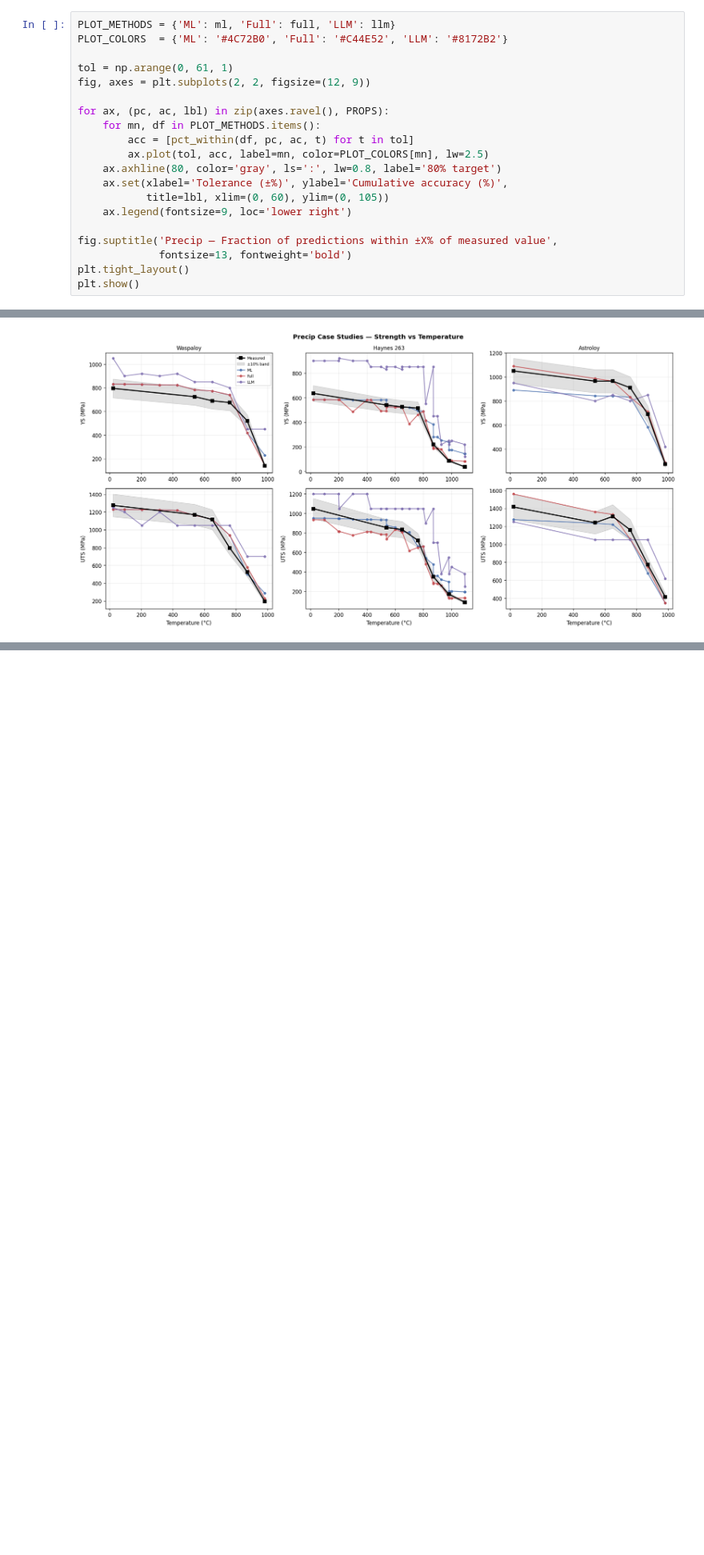
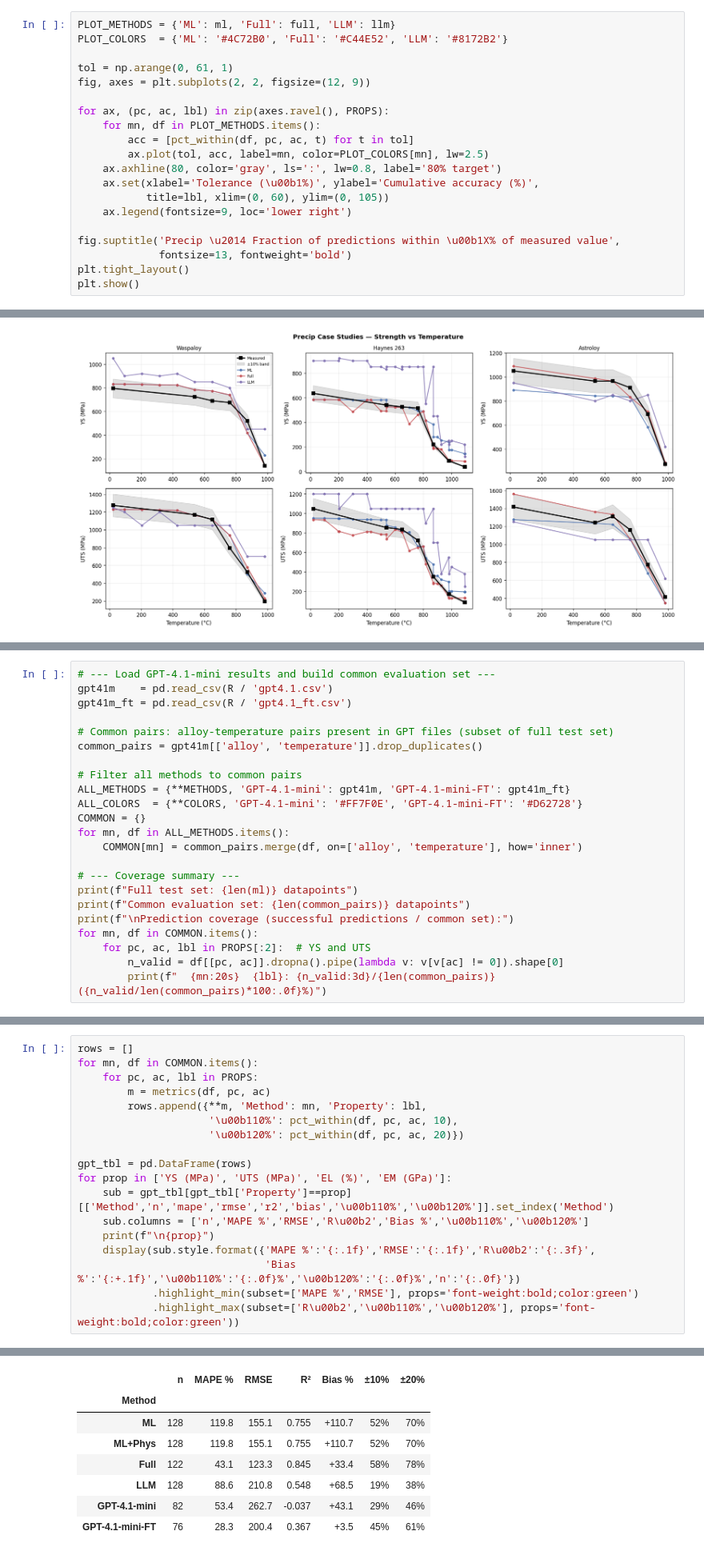
Before and after one commit to AlexLecu/AlloyGraph, a Jupyter notebook: evaluation/prediction/notebooks/01_evaluate_precip.ipynb, the cells around one changed output, grey strips where cells are left out. Shown at 80% size. Saved outputs shown, nothing was run; the diff lists cells and outputs as text; blank space fills up the shorter version.

Commit message:
Update notebooks and move gpt results.

```diff
--- a/evaluation/prediction/notebooks/01_evaluate_precip.ipynb
+++ b/evaluation/prediction/notebooks/01_evaluate_precip.ipynb
@@ -142,11 +142,11 @@ for ax, (pc, ac, lbl) in zip(axes.ravel(), PROPS):
         acc = [pct_within(df, pc, ac, t) for t in tol]
         ax.plot(tol, acc, label=mn, color=PLOT_COLORS[mn], lw=2.5)
     ax.axhline(80, color='gray', ls=':', lw=0.8, label='80% target')
-    ax.set(xlabel='Tolerance (±%)', ylabel='Cumulative accuracy (%)',
+    ax.set(xlabel='Tolerance (\u00b1%)', ylabel='Cumulative accuracy (%)',
            title=lbl, xlim=(0, 60), ylim=(0, 105))
     ax.legend(fontsize=9, loc='lower right')
 
-fig.suptitle('Precip — Fraction of predictions within ±X% of measured value',
+fig.suptitle('Precip \u2014 Fraction of predictions within \u00b1X% of measured value',
              fontsize=13, fontweight='bold')
 plt.tight_layout()
 plt.show()
@@ -231,0 +236,23 @@ plt.show()
+# %%
+# --- Load GPT-4.1-mini results and build common evaluation set ---
+gpt41m    = pd.read_csv(R / 'gpt4.1.csv')
+gpt41m_ft = pd.read_csv(R / 'gpt4.1_ft.csv')
+
+# Common pairs: alloy-temperature pairs present in GPT files (subset of full test set)
+common_pairs = gpt41m[['alloy', 'temperature']].drop_duplicates()
+
+# Filter all methods to common pairs
+ALL_METHODS = {**METHODS, 'GPT-4.1-mini': gpt41m, 'GPT-4.1-mini-FT': gpt41m_ft}
+ALL_COLORS  = {**COLORS, 'GPT-4.1-mini': '#FF7F0E', 'GPT-4.1-mini-FT': '#D62728'}
+COMMON = {}
+for mn, df in ALL_METHODS.items():
+    COMMON[mn] = common_pairs.merge(df, on=['alloy', 'temperature'], how='inner')
+
+# --- Coverage summary ---
+print(f"Full test set: {len(ml)} datapoints")
+print(f"Common evaluation set: {len(common_pairs)} datapoints")
+print(f"\nPrediction coverage (successful predictions / common set):")
+for mn, df in COMMON.items():
+    for pc, ac, lbl in PROPS[:2]:  # YS and UTS
+        n_valid = df[[pc, ac]].dropna().pipe(lambda v: v[v[ac] != 0]).shape[0]
+        print(f"  {mn:20s}  {lbl}: {n_valid:3d}/{len(common_pairs)} ({n_valid/len(common_pairs)*100:.0f}%)")
@@ -231,0 +280,19 @@ plt.show()
+# %%
+rows = []
+for mn, df in COMMON.items():
+    for pc, ac, lbl in PROPS:
+        m = metrics(df, pc, ac)
+        rows.append({**m, 'Method': mn, 'Property': lbl,
+                     '\u00b110%': pct_within(df, pc, ac, 10),
+                     '\u00b120%': pct_within(df, pc, ac, 20)})
+
+gpt_tbl = pd.DataFrame(rows)
+for prop in ['YS (MPa)', 'UTS (MPa)', 'EL (%)', 'EM (GPa)']:
+    sub = gpt_tbl[gpt_tbl['Property']==prop][['Method','n','mape','rmse','r2','bias','\u00b110%','\u00b120%']].set_index('Method')
+    sub.columns = ['n','MAPE %','RMSE','R\u00b2','Bias %','\u00b110%','\u00b120%']
+    print(f"\n{prop}")
+    display(sub.style.format({'MAPE %':'{:.1f}','RMSE':'{:.1f}','R\u00b2':'{:.3f}',
+                              'Bias %':'{:+.1f}','\u00b110%':'{:.0f}%','\u00b120%':'{:.0f}%','n':'{:.0f}'})
+            .highlight_min(subset=['MAPE %','RMSE'], props='font-weight:bold;color:green')
+            .highlight_max(subset=['R\u00b2','\u00b110%','\u00b120%'], props='font-weight:bold;color:green'))
+# %% [output]
@@ -231,0 +300,8 @@ plt.show()
+|  | n | MAPE % | RMSE | R² | Bias % | ±10% | ±20% |
+| Method |  |  |  |  |  |  |  |
+| ML | 128 | 119.8 | 155.1 | 0.755 | +110.7 | 52% | 70% |
+| ML+Phys | 128 | 119.8 | 155.1 | 0.755 | +110.7 | 52% | 70% |
+| Full | 122 | 43.1 | 123.3 | 0.845 | +33.4 | 58% | 78% |
+| LLM | 128 | 88.6 | 210.8 | 0.548 | +68.5 | 19% | 38% |
+| GPT-4.1-mini | 82 | 53.4 | 262.7 | -0.037 | +43.1 | 29% | 46% |
+| GPT-4.1-mini-FT | 76 | 28.3 | 200.4 | 0.367 | +3.5 | 45% | 61% |
```
Also changed, not shown: parts of 6 cells of this notebook, 9 other files.
